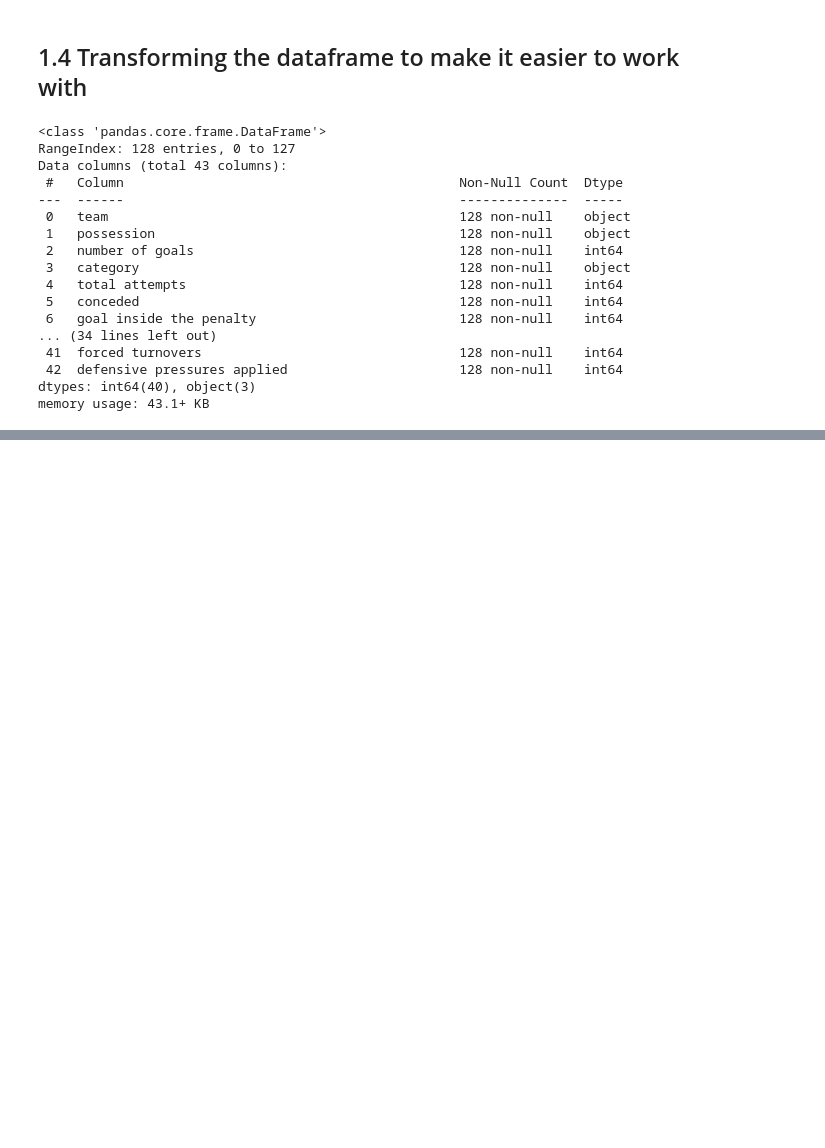
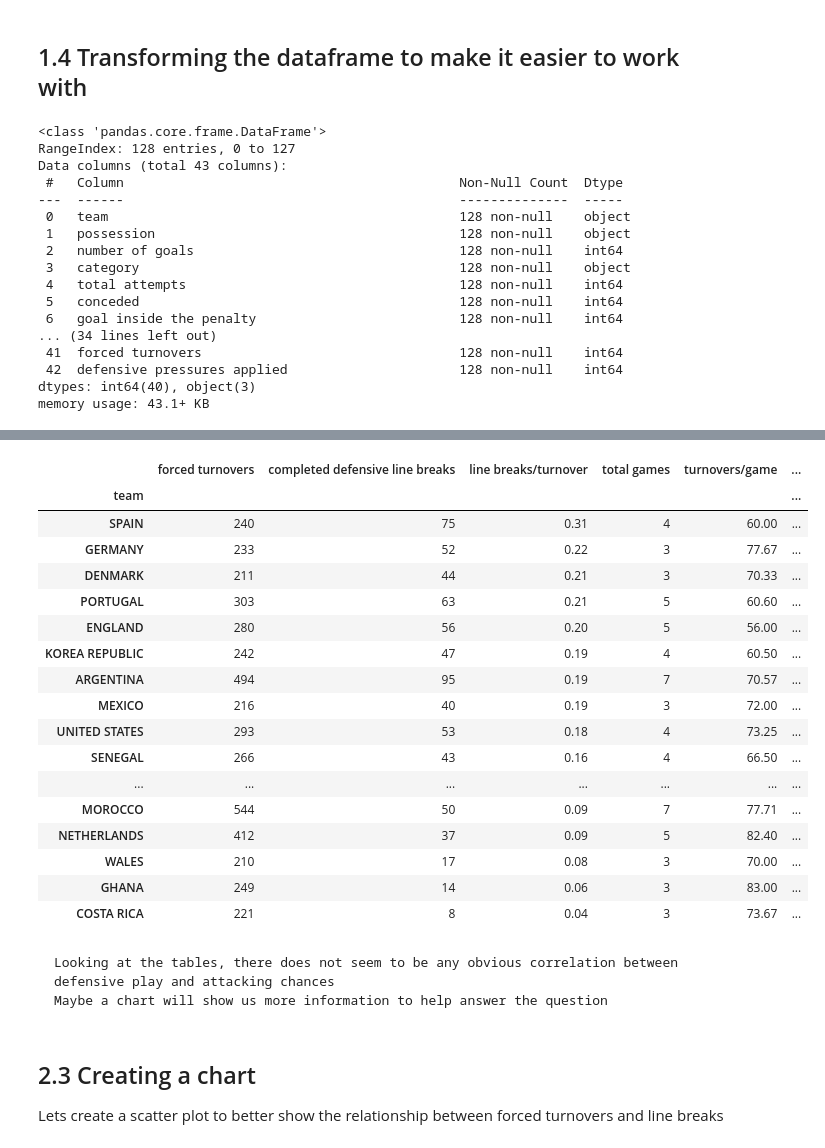
Before and after one commit to nimasii/data_analysis_module, a Jupyter notebook: data_analysis.ipynb, the cells around one changed output, grey strips where cells are left out. Cells and saved outputs as stored; diff of their text form; code cells hidden in the pictures; blank space fills up the shorter version.

Commit message:
Answered question 1 and tarted work on question 2

```diff
--- a/data_analysis.ipynb
+++ b/data_analysis.ipynb
@@ -157,0 +160,32 @@ chart
+# %%
+defense.insert(2, 'line breaks/turnover', (defense['completed defensive line breaks'] / defense['forced turnovers']))
+defense.insert(3, 'total games', df['team'].value_counts())
+defense.insert(4, 'turnovers/game', (defense['forced turnovers'] / defense['total games']))
+defense.insert(5, 'line breaks/game', (defense['completed defensive line breaks'] / defense['total games']))
+# %%
+defense.sort_values(by='line breaks/turnover', ascending=False).head(34).round(decimals=2)
+# %% [output]
+|  | forced turnovers | completed defensive line breaks | line breaks/turnover | total games | turnovers/game | ... |
+| team |  |  |  |  |  | ... |
+| SPAIN | 240 | 75 | 0.31 | 4 | 60.00 | ... |
+| GERMANY | 233 | 52 | 0.22 | 3 | 77.67 | ... |
+| DENMARK | 211 | 44 | 0.21 | 3 | 70.33 | ... |
+| PORTUGAL | 303 | 63 | 0.21 | 5 | 60.60 | ... |
+| ENGLAND | 280 | 56 | 0.20 | 5 | 56.00 | ... |
+| KOREA REPUBLIC | 242 | 47 | 0.19 | 4 | 60.50 | ... |
+| ARGENTINA | 494 | 95 | 0.19 | 7 | 70.57 | ... |
+| MEXICO | 216 | 40 | 0.19 | 3 | 72.00 | ... |
+| UNITED STATES | 293 | 53 | 0.18 | 4 | 73.25 | ... |
+| SENEGAL | 266 | 43 | 0.16 | 4 | 66.50 | ... |
+| ... | ... | ... | ... | ... | ... | ... |
+| MOROCCO | 544 | 50 | 0.09 | 7 | 77.71 | ... |
+| NETHERLANDS | 412 | 37 | 0.09 | 5 | 82.40 | ... |
+| WALES | 210 | 17 | 0.08 | 3 | 70.00 | ... |
+| GHANA | 249 | 14 | 0.06 | 3 | 83.00 | ... |
+| COSTA RICA | 221 | 8 | 0.04 | 3 | 73.67 | ... |
+# %% [markdown]
+    Looking at the tables, there does not seem to be any obvious correlation between defensive play and attacking chances
+    Maybe a chart will show us more information to help answer the question
+# %% [markdown]
+## 2.3 Creating a chart
+Lets create a scatter plot to better show the relationship between forced turnovers and line breaks
```
Also changed, not shown: parts of 21 cells of this notebook.
